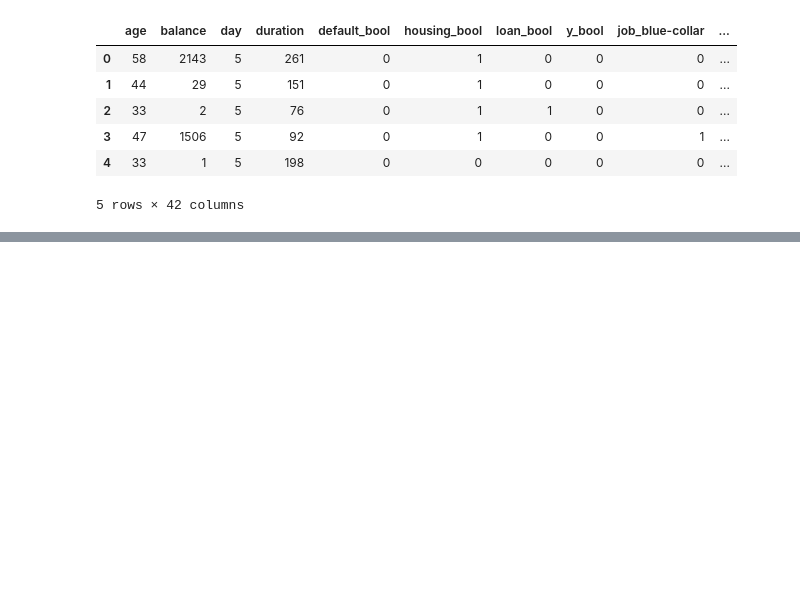
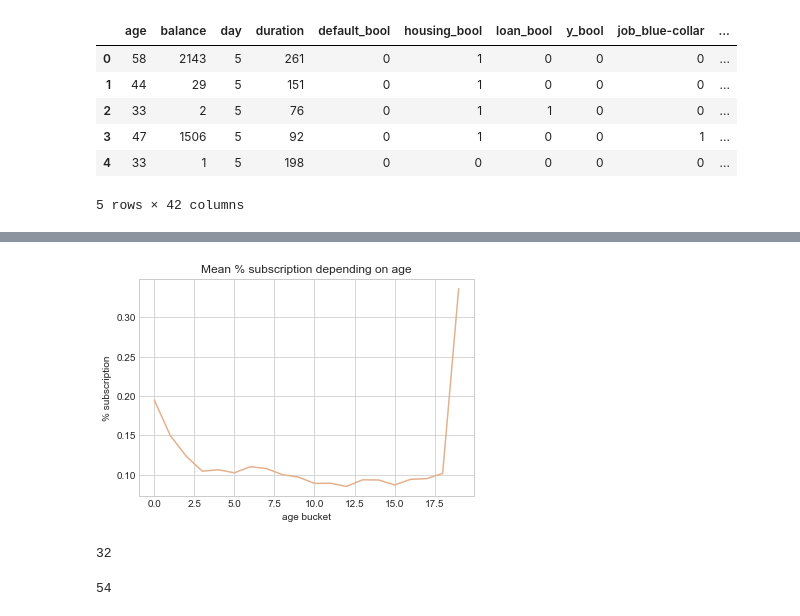
Before and after one commit to altaafkhan/term-deposit-analysis, a Jupyter notebook: script/term_deposit.ipynb, the cells around one changed output, grey strips where cells are left out. Cells and saved outputs as stored; diff of their text form; code cells hidden in the pictures; blank space fills up the shorter version.

```diff
--- a/script/term_deposit.ipynb
+++ b/script/term_deposit.ipynb
@@ -491,0 +581,23 @@ cleaned_df.head()
+# %%
+# introduce new column 'age_buckets'
+df_new['age_buckets'] = pd.qcut(df_new['age'], 20, labels=False, duplicates = 'drop')
+
+# group by 'age_buckets' and find average campaign outcome per age bucket
+mean_age = df_new.groupby(['age_buckets'])['y_bool'].mean()
+
+# plot
+plt.plot(mean_age.index, mean_age.values, color = '#e3b18d')
+plt.title('Mean % subscription depending on age')
+plt.xlabel('age bucket')
+plt.ylabel('% subscription')
+plt.show()
+# %% [output]
+[figure, added]
+# %%
+df_new[df_new['age_buckets'] == 3]['age'].max()
+# %% [output]
+32
+# %%
+df_new[df_new['age_buckets'] == 17]['age'].min()
+# %% [output]
+54
```
Also changed, not shown: parts of 13 cells of this notebook.
